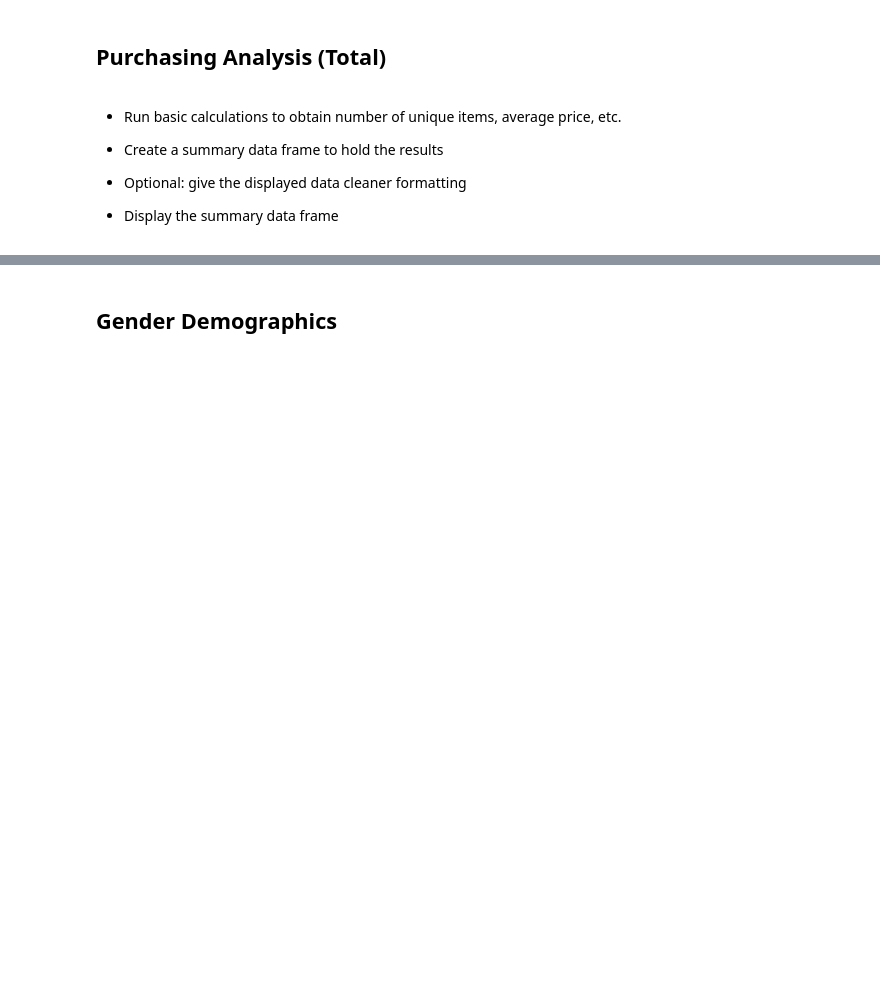
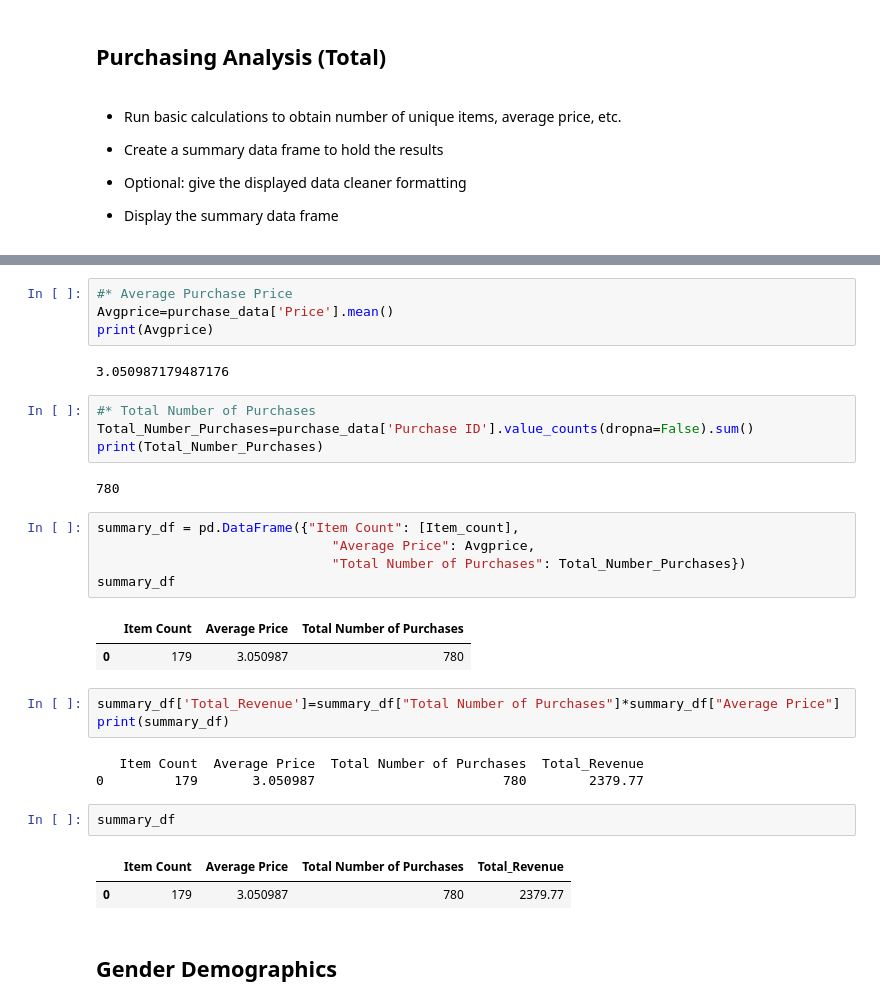
Before and after one commit to marialysantiago/pandas-challenge, a Jupyter notebook: HeroesOfPymoli/HeroesOfPymoli_starter.ipynb, the cells around one changed output, grey strips where cells are left out. Saved outputs shown, nothing was run; the diff lists cells and outputs as text; blank space fills up the shorter version.

```diff
--- a/HeroesOfPymoli/HeroesOfPymoli_starter.ipynb
+++ b/HeroesOfPymoli/HeroesOfPymoli_starter.ipynb
@@ -82,3 +61,34 @@ print(Total_Number_Purchases)
+# %%
+#* Average Purchase Price
+Avgprice=purchase_data['Price'].mean()
+print(Avgprice)
+# %% [output]
+3.050987179487176
+# %%
+#* Total Number of Purchases
+Total_Number_Purchases=purchase_data['Purchase ID'].value_counts(dropna=False).sum()
+print(Total_Number_Purchases)
+# %% [output]
+780
+# %%
+summary_df = pd.DataFrame({"Item Count": [Item_count],
+                              "Average Price": Avgprice,
+                              "Total Number of Purchases": Total_Number_Purchases})
+summary_df
+# %% [output]
+|  | Item Count | Average Price | Total Number of Purchases |
+| 0 | 179 | 3.050987 | 780 |
+# %%
+summary_df['Total_Revenue']=summary_df["Total Number of Purchases"]*summary_df["Average Price"]
+print(summary_df)
+# %% [output]
+   Item Count  Average Price  Total Number of Purchases  Total_Revenue
+0         179       3.050987                        780        2379.77
+# %%
+summary_df
+# %% [output]
+|  | Item Count | Average Price | Total Number of Purchases | Total_Revenue |
+| 0 | 179 | 3.050987 | 780 | 2379.77 |
 # %% [markdown]
 ## Gender Demographics
 # %% [markdown]
```
Also changed, not shown: parts of 12 cells of this notebook.
